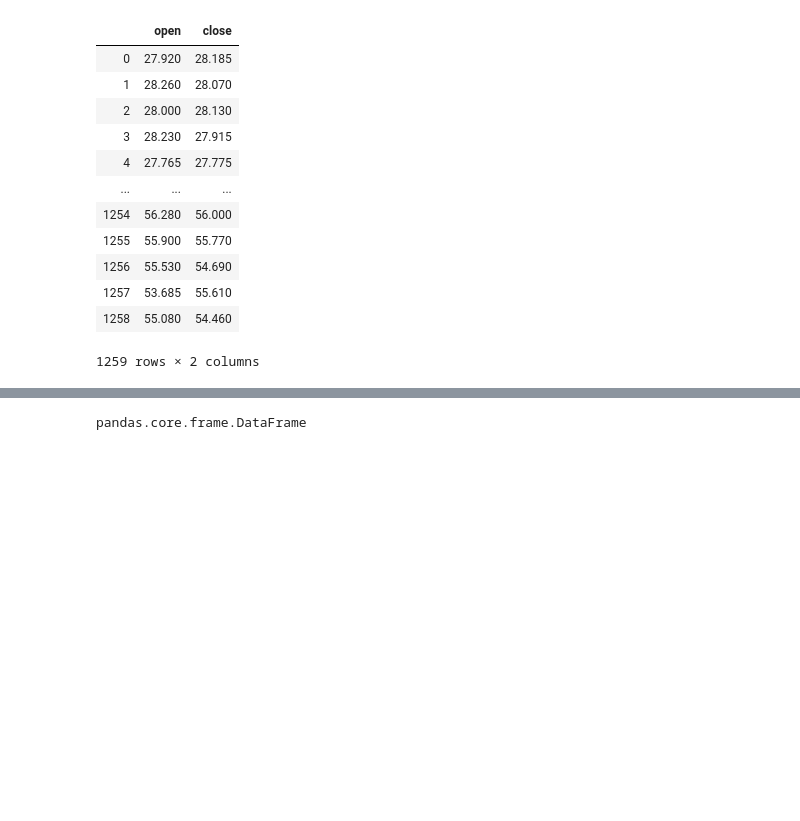
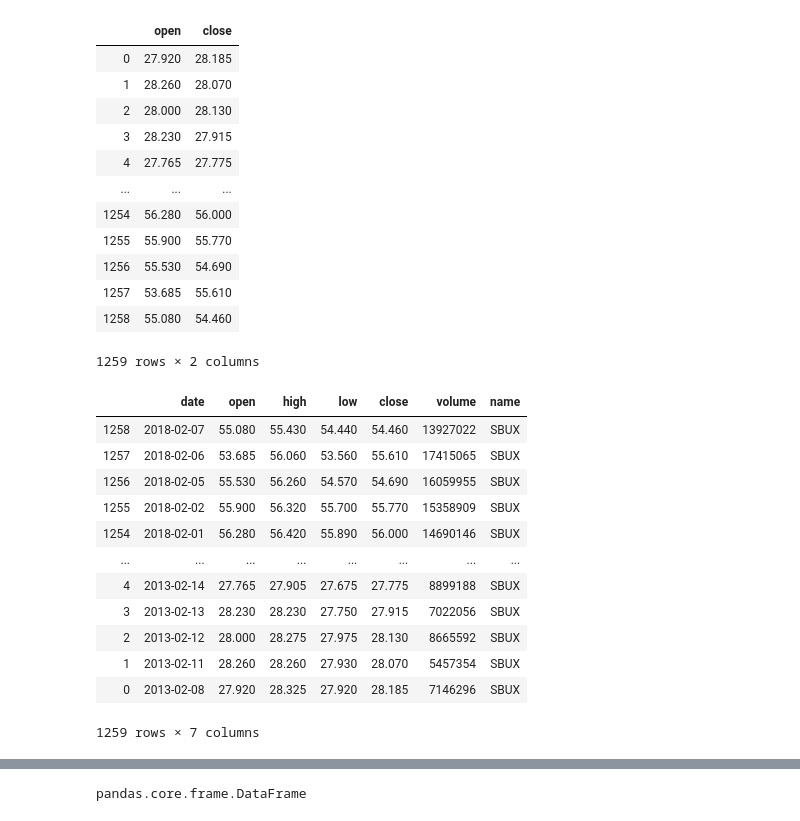
Before and after one commit to ilya1245/Python_code_samples, a Jupyter notebook: pandas/loading_data.ipynb, the cells around one changed output, grey strips where cells are left out. Cells and saved outputs as stored; diff of their text form; code cells hidden in the pictures; blank space fills up the shorter version.

```diff
--- a/pandas/loading_data.ipynb
+++ b/pandas/loading_data.ipynb
@@ -110,3 +110,22 @@ df[['open', 'close']]
 | 1257 | 53.685 | 55.610 |
 | 1258 | 55.080 | 54.460 |
 1259 rows × 2 columns
+# %%
+# Reverse
+# df.iloc[::-1]
+df_rev = df.reindex(index=df.index[::-1])
+df_rev
+# %% [output]
+|  | date | open | high | low | close | volume | name |
+| 1258 | 2018-02-07 | 55.080 | 55.430 | 54.440 | 54.460 | 13927022 | SBUX |
+| 1257 | 2018-02-06 | 53.685 | 56.060 | 53.560 | 55.610 | 17415065 | SBUX |
+| 1256 | 2018-02-05 | 55.530 | 56.260 | 54.570 | 54.690 | 16059955 | SBUX |
+| 1255 | 2018-02-02 | 55.900 | 56.320 | 55.700 | 55.770 | 15358909 | SBUX |
+| 1254 | 2018-02-01 | 56.280 | 56.420 | 55.890 | 56.000 | 14690146 | SBUX |
+| ... | ... | ... | ... | ... | ... | ... | ... |
+| 4 | 2013-02-14 | 27.765 | 27.905 | 27.675 | 27.775 | 8899188 | SBUX |
+| 3 | 2013-02-13 | 28.230 | 28.230 | 27.750 | 27.915 | 7022056 | SBUX |
+| 2 | 2013-02-12 | 28.000 | 28.275 | 27.975 | 28.130 | 8665592 | SBUX |
+| 1 | 2013-02-11 | 28.260 | 28.260 | 27.930 | 28.070 | 5457354 | SBUX |
+| 0 | 2013-02-08 | 27.920 | 28.325 | 27.920 | 28.185 | 7146296 | SBUX |
+1259 rows × 7 columns
```
Also changed, not shown: parts of 5 cells of this notebook, 3 other files.
